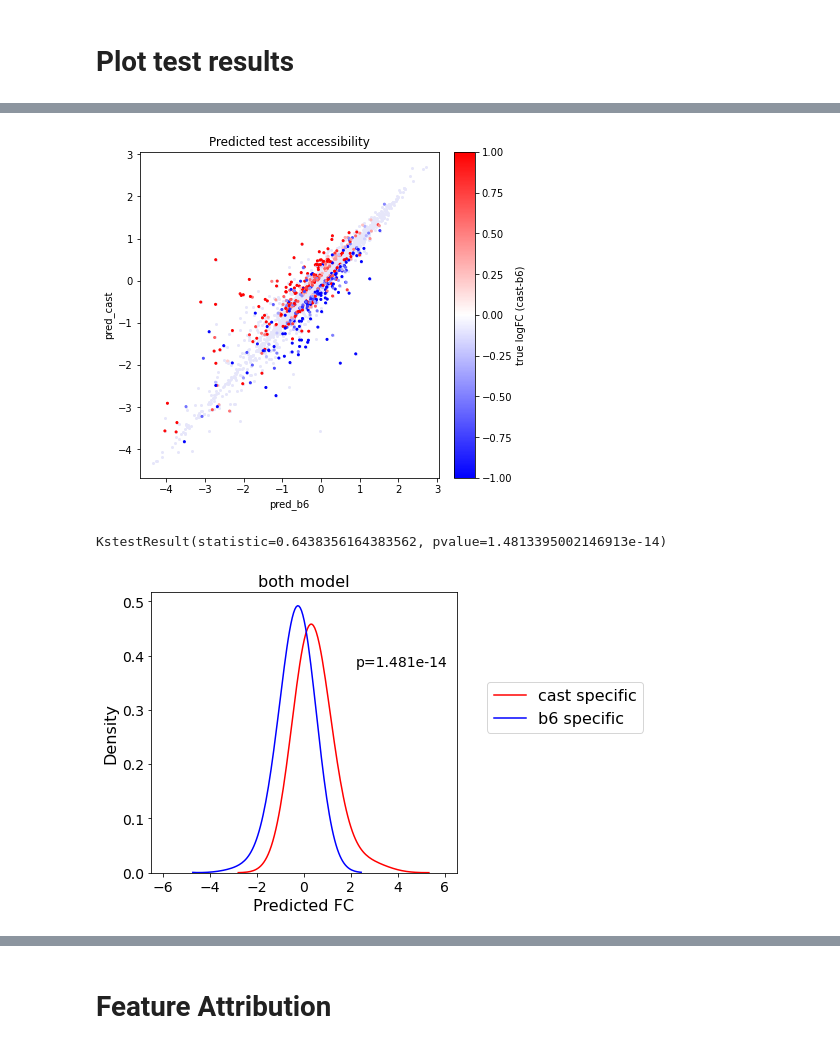
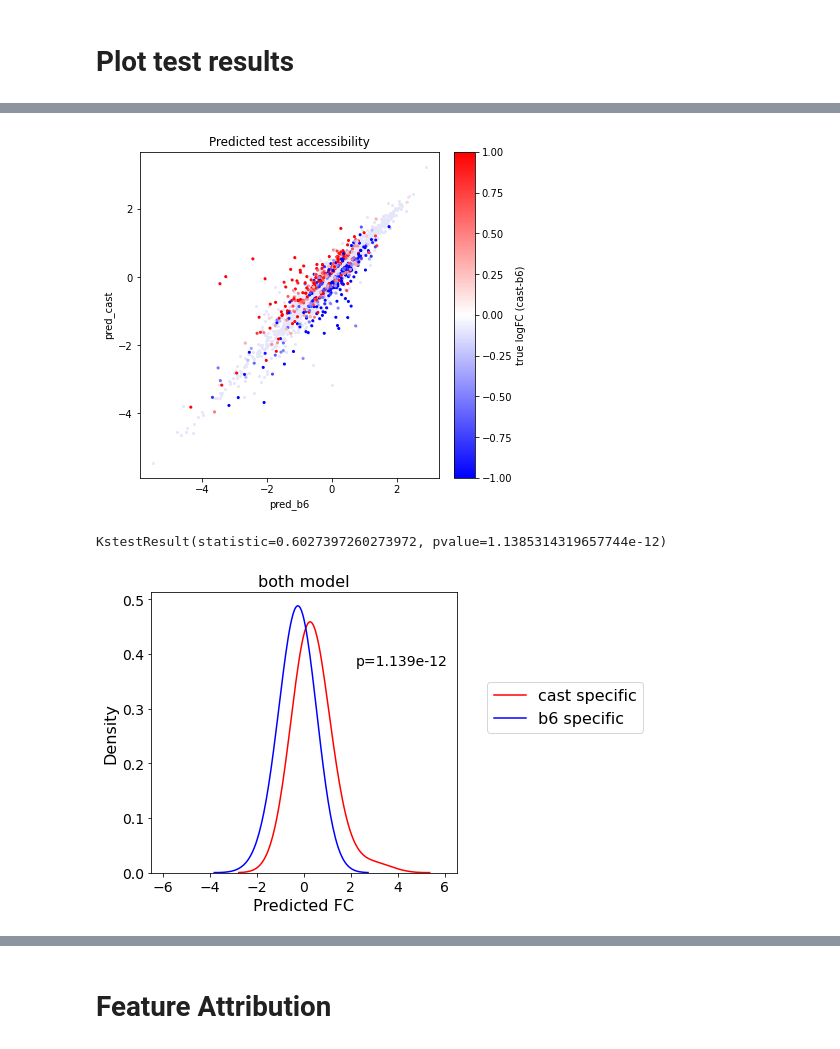
Before and after one commit to adityasinha379/mouseASA, a Jupyter notebook: scripts/analysis_pairScan.ipynb, the cells around one changed output, grey strips where cells are left out. Saved outputs shown, nothing was run; the diff lists cells and outputs as text; code cells hidden in the pictures.

```diff
--- a/scripts/analysis_pairScan.ipynb
+++ b/scripts/analysis_pairScan.ipynb
@@ -16,7 +16,7 @@ basedir = '/data/leslie/shared/ASA/'
 aligndir = f'{basedir}pseudodiploid/atac/'
 ctype = 'cd8'
 
-datadir = f'{basedir}mouseASA/{ctype}/data/'
+datadir = f'{basedir}mouseASA/{ctype}/cast/data/'
 chrom_train = [1,2,4,6,7,8,9,11,12,13,14,16,17,18,19]
 chrom_val = [3,5]
 chrom_test = [10,15]
@@ -35,7 +35,8 @@ batchsize = '16'
 gc = ''
 ident = '_vi_150bp'
 
-predspath = f'{basedir}mouseASA/{ctype}/preds/{modelname}_{dataset}_{use_prior}_{batchsize}{gc}{ident}_fc.npy'
+# predspath = f'{basedir}mouseASA/{ctype}/cast/preds/{modelname}_{dataset}_{use_prior}_{batchsize}{gc}{ident}_fc.npy'
+predspath = f'{basedir}mouseASA/{ctype}/cast/preds/test_both_1.npy'
 
 print(predspath)
 print(datetime.datetime.fromtimestamp(os.path.getmtime(predspath)))
@@ -116,28 +120,26 @@ plt.show()
 # %%
 # Allele Specific predictions plot:
 from mpl_toolkits.axes_grid1 import make_axes_locatable
 fig = plt.figure(figsize=(6,6))
 ax = fig.add_subplot()
 divider = make_axes_locatable(ax)
 cax = divider.append_axes('right', size="7%", pad=0.2,)
 
 idx = np.where(np.abs(pred_fc)>0.1)[0]
 idx = list(set(idx_sig).intersection(idx))
 
-ax.scatter(y_pred[:len(y_pred)//2], y_pred[len(y_pred)//2:],
-            vmax = 1, vmin = -1, cmap = 'bwr',s = 4,
-           c = 'lavender')
+ax.scatter(y_pred[:len(y_pred)//2], y_pred[len(y_pred)//2:], s = 4, c = 'lavender')
 a = ax.scatter(y_pred[:len(y_pred)//2][idx], y_pred[len(y_pred)//2:][idx],
             vmax = 1, vmin = -1, cmap = 'bwr',s = 4,
            c = true_fc[idx])
 cbar = plt.colorbar(a, cax=cax)
 cbar.set_label('true logFC (cast-b6)')
 ax.set_title('Predicted test accessibility')
 ax.set_xlabel('pred_b6')
 ax.set_ylabel('pred_cast')
 plt.show()
 # %% [output]
-[figure, old version]
+[figure, new version]
 # %%
 # KDE plot:
 import seaborn as sns
@@ -164,8 +166,8 @@ plt.yticks(fontsize = 14)
 plt.text(2.2,0.38,'p={0:.3e}'.format(ks.pvalue), fontsize = 14)
 plt.tight_layout()
 # %% [output]
-KstestResult(statistic=0.6438356164383562, pvalue=1.4813395002146913e-14)
+KstestResult(statistic=0.6027397260273972, pvalue=1.1385314319657744e-12)
-[figure, old version]
+[figure, new version]
 # %%
 # Spearman plot for FC preds
 plt.rcParams['figure.figsize'] = 8, 6
```
Also changed, not shown: parts of 34 cells of this notebook, 11 other files.
